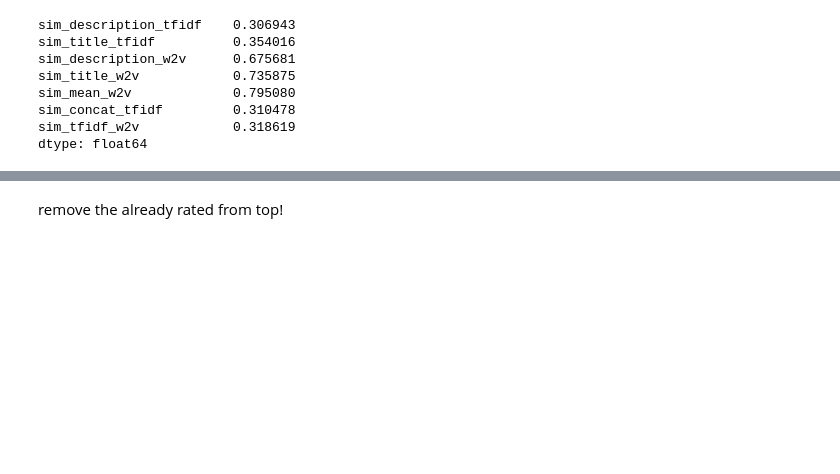
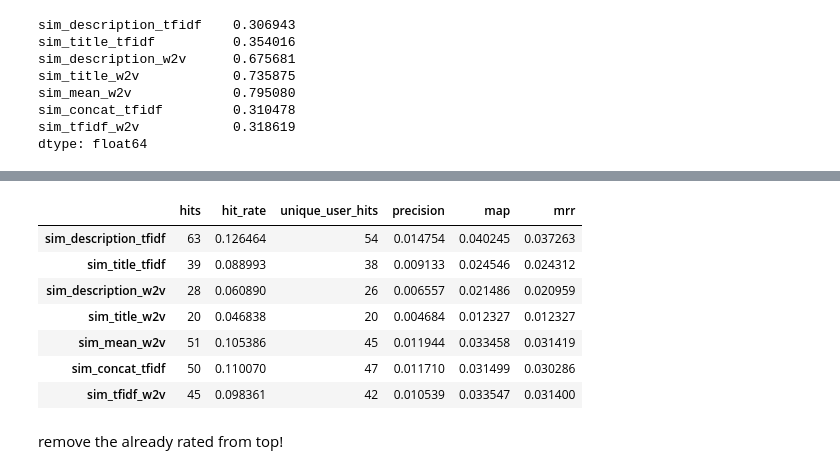
Before and after one commit to miriusz6/WRS_project, a Jupyter notebook: Project copy.ipynb, the cells around one changed output, grey strips where cells are left out. Saved outputs shown, nothing was run; the diff lists cells and outputs as text; code cells hidden in the pictures; blank space fills up the shorter version.

```diff
--- a/Project copy.ipynb
+++ b/Project copy.ipynb
@@ -1007,0 +1030,20 @@ dtype: float64
+# %%
+# split into known and unknown ratings
+def split_known_unknown(df_to_modify,df_training, uid_lst):
+    #neg_v = np.full(df_to_modify.shape[1], -1)
+    known_ratings = pd.DataFrame()
+    for uid in uid_lst:
+        iids_in_train = df_training.loc[uid]['item_id']
+        if type(iids_in_train) is str:
+            iids_in_train = [iids_in_train]
+        else:
+            iids_in_train = iids_in_train.values
+        known = df_to_modify.loc[zip([uid]*len(iids_in_train),iids_in_train)]
+        known_ratings = pd.concat([known_ratings, known])
+
+        #df_to_modify.loc[zip([uid]*len(iids_in_train),iids_in_train)] = neg_v
+    unknown_ratings = df_to_modify.drop(known_ratings.index)
+    return known_ratings, unknown_ratings
+
+# remove known ratings from user_item_sim
+df_user_item_sim_known, df_user_item_sim_unknown =  split_known_unknown(df_user_item_sim, df, all_users_tst)
@@ -1008,3 +1064,53 @@ dtype: float64
+# %%
+def calc_user_item_metrics(user_item_sim:pd.DataFrame,test_bin, all_users_tst):
+    embedding_types = user_item_sim.columns
+    user_item_sim = user_item_sim.copy()
+    user_item_sim.reset_index(inplace=True)
+    user_item_sim.set_index('user_id', inplace=True)
+    user_item_sim = user_item_sim.loc[all_users_tst]
+    results = []
+    for col in embedding_types:
+
+        # sort by column values
+
+        # SMTH NEW !
+        avrg_sim_description_tfidf =    0.306943
+        avrg_sim_title_tfidf =          0.354016
+        avrg_sim_description_w2v =      0.675681
+        avrg_sim_title_w2v =            0.735875
+        avrg_sim_mean_w2v =             0.795080
+        avrg_sim_concat_tfidf =         0.310478
+        avrg_sim_tfidf_w2v =            0.318619
+
+        user_item_sim['sim_description_tfidf'] = user_item_sim['sim_description_tfidf'].apply(lambda x: avrg_sim_description_tfidf - (x - avrg_sim_description_tfidf) if x > avrg_sim_description_tfidf else x)
+        user_item_sim['sim_title_tfidf'] = user_item_sim['sim_title_tfidf'].apply(lambda x: avrg_sim_title_tfidf - (x - avrg_sim_title_tfidf) if x > avrg_sim_title_tfidf else x)
+        user_item_sim['sim_description_w2v'] = user_item_sim['sim_description_w2v'].apply(lambda x: avrg_sim_description_w2v - (x - avrg_sim_description_w2v) if x > avrg_sim_description_w2v else x)
+        user_item_sim['sim_title_w2v'] = user_item_sim['sim_title_w2v'].apply(lambda x: avrg_sim_title_w2v - (x - avrg_sim_title_w2v) if x > avrg_sim_title_w2v else x)
+        user_item_sim['sim_mean_w2v'] = user_item_sim['sim_mean_w2v'].apply(lambda x: avrg_sim_mean_w2v - (x - avrg_sim_mean_w2v) if x > avrg_sim_mean_w2v else x)
+        user_item_sim['sim_concat_tfidf'] = user_item_sim['sim_concat_tfidf'].apply(lambda x: avrg_sim_concat_tfidf - (x - avrg_sim_concat_tfidf) if x > avrg_sim_concat_tfidf else x)
+        user_item_sim['sim_tfidf_w2v'] = user_item_sim['sim_tfidf_w2v'].apply(lambda x: avrg_sim_tfidf_w2v - (x - avrg_sim_tfidf_w2v) if x > avrg_sim_tfidf_w2v else x)
+
+        seris = user_item_sim.sort_values(by=['user_id',col], ascending=[True, False])['item_id']
+        #seris = user_item_sim['item_id']
+        top10s = []
+        for u in all_users_tst:
+            top10s.append(seris.loc[u].head(10))
+        top10s = pd.concat(top10s)
+        result = calc_metrics(pd.DataFrame(top10s), test_bin, all_users_tst)
+        results.append(result)
+    return pd.DataFrame(results, index=embedding_types)
+
+rets = calc_user_item_metrics(df_user_item_sim_unknown, df_t_bin, all_users_tst)
+rets
+# %% [output]
+|  | hits | hit_rate | unique_user_hits | precision | map | mrr |
+| sim_description_tfidf | 63 | 0.126464 | 54 | 0.014754 | 0.040245 | 0.037263 |
+| sim_title_tfidf | 39 | 0.088993 | 38 | 0.009133 | 0.024546 | 0.024312 |
+| sim_description_w2v | 28 | 0.060890 | 26 | 0.006557 | 0.021486 | 0.020959 |
+| sim_title_w2v | 20 | 0.046838 | 20 | 0.004684 | 0.012327 | 0.012327 |
+| sim_mean_w2v | 51 | 0.105386 | 45 | 0.011944 | 0.033458 | 0.031419 |
+| sim_concat_tfidf | 50 | 0.110070 | 47 | 0.011710 | 0.031499 | 0.030286 |
+| sim_tfidf_w2v | 45 | 0.098361 | 42 | 0.010539 | 0.033547 | 0.031400 |
 # %% [markdown]
 remove the already rated from top!
 # %% [markdown]
```
Also changed, not shown: parts of 35 cells of this notebook, 3 other files.
